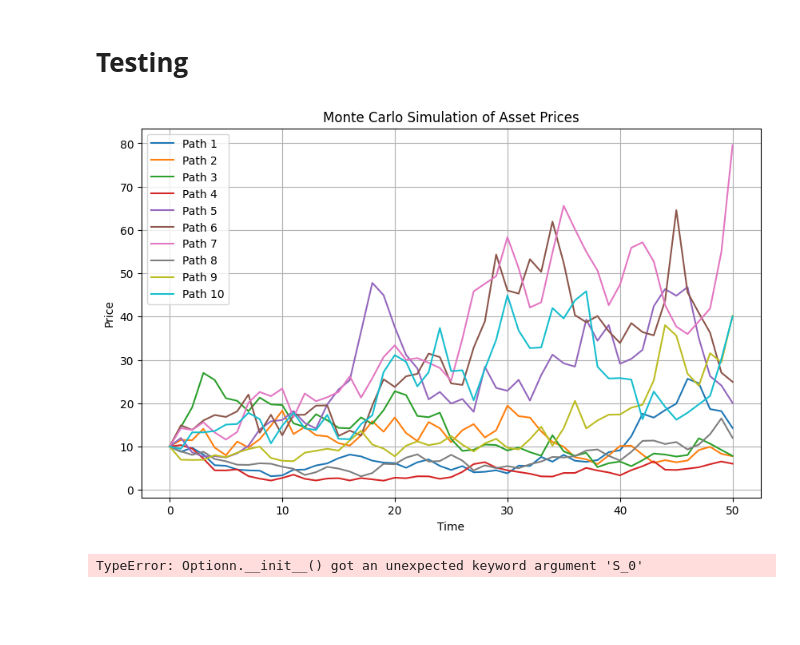
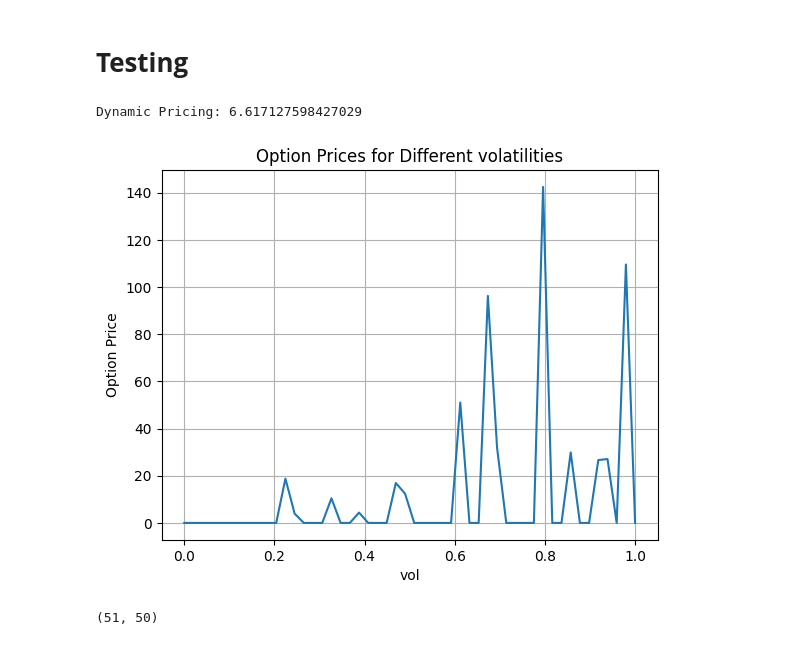
Before and after one commit to NESRINE202/Pricing_American_options, a Jupyter notebook: Test_Nessrine.ipynb, the cells around one changed output. Drawn from its saved outputs; the diff is of its cells as text; code cells hidden in the pictures; blank space fills up the shorter version.

Commit message:
Notebook testing laguerre

```diff
--- a/Test_Nessrine.ipynb
+++ b/Test_Nessrine.ipynb
@@ -8,37 +17,38 @@ from Monte_carlo import MonteCarlo_simulator
 # %%
 def payoff_function(S):
-    return np.maximum(S - 100, 0)  # Example call option payoff function
+    return np.maximum(S - 90, 0)  # Example call option payoff function
 
 def Projection_base(m, x):
     return x ** np.arange(1, m + 1)  # Polynomial projection base
 
+
+
 # Create instance of DynamicPricing
 r = 0.05
 sigma = 0.2
-S0 = 10
+S0 = 80
 L = 50
-n = 10
-m = 2  # Degree of polynomial
+n = 100
+m = 100 # Degree of polynomial
 
 Simulation = MonteCarlo_simulator(r,sigma,S0,L,n)
 
-Simulation.visualisation_price()
-call = Optionn(s0 = S0,T = L,K =10,call=True)
-
+# Simulation.visualisation_price()
+call = Option(s0 = S0,T = L,K =10,call=True)
+price_simu = Simulation.monte_carlo_price_simulator()
 payoff_simulation = Simulation.monte_carlo_payoff_simulator(call.payoff)
 
 
 
 
-# # dynamic_pricing = DynamicPricing(r, sigma, S0, L, n, m, Projection_base, payoff_function)
+dynamic_pricing = Dynamic_pricing(r, sigma, S0, L, n, m,Laguerre_base, payoff_function)
 
-# # Calculate dynamic pricing
-# U_0 = dynamic_pricing.dynamic_prog_price()
-# print("Dynamic Pricing:", U_0)
+# Calculate dynamic pricing
+U_0 = dynamic_pricing.dynamic_prog_price()
+print("Dynamic Pricing:", U_0)
 
 # # Visualize asset price simulation
 # Price_simulation = dynamic_pricing.monte_carlo_price_simulator()
 # dynamic_pricing.visualisation_price(Price_simulation)
 # %% [output]
-[figure, removed]
-TypeError: Optionn.__init__() got an unexpected keyword argument 'S_0'
+Dynamic Pricing: 6.617127598427029
@@ -44,0 +57,16 @@ TypeError: Optionn.__init__() got an unexpected keyword argument 'S_0'
+# %%
+Vol = np.linspace(0,1)
+Prices_vol = [Dynamic_pricing(r, sigma, S0, L, n, m, Projection_base, payoff_function).dynamic_prog_price() for sigma in Vol]
+
+plt.plot(Vol, Prices_vol)
+plt.title('Option Prices for Different volatilities')
+plt.xlabel('vol')
+plt.ylabel('Option Price')
+plt.grid(True)
+plt.show()
+# %% [output]
+[figure, added]
+# %%
+np.shape(payoff_simulation)
+# %% [output]
+(51, 50)
```
Also changed, not shown: parts of 3 cells of this notebook.
